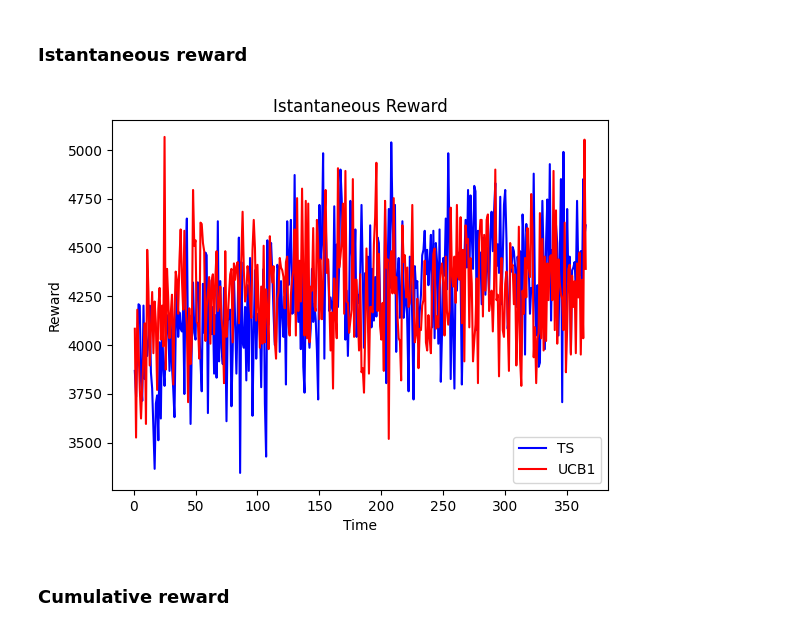
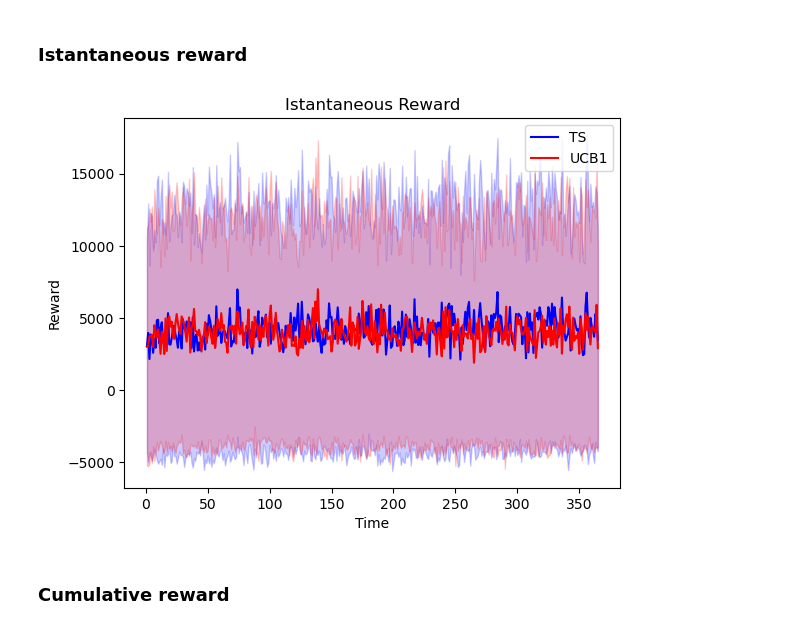
Before and after one commit to MatteoPancini/Online-Pricing-and-Advertising-Optimization-Project, a Jupyter notebook: Project-Pricing-Advertising-2022-2023/1_Learning_for_Pricing_2_Version.ipynb, the cells around one changed output. Drawn from its saved outputs; the diff is of its cells as text; code cells hidden in the pictures.

```diff
--- a/Project-Pricing-Advertising-2022-2023/1_Learning_for_Pricing_2_Version.ipynb
+++ b/Project-Pricing-Advertising-2022-2023/1_Learning_for_Pricing_2_Version.ipynb
@@ -21,7 +21,7 @@ from utils.parameters import *
 n_arms = 5
 
 uc1 = UserClass(name = "C1")
-costs = 200*0.7
+costs = [price * 0.3 for price in prices]
 p = uc1.get_conversion_probabilities()
 opt = p[3] #optimal arm is the one with the highest probability of success
 env = Environment_Pricing(n_arms=n_arms, p = p)
@@ -30,7 +30,8 @@ margins = [price * 0.7 for price in prices]
 
 T = 365 #time steps for each experiment
 
-n_experiments = 1000
+optimum_price, optimum_bid, opt = get_optimal_parameters(uc1.user_index)
+n_experiments = 100
 
 ts_rewards_per_experiment = [] #list to store the collected rewards for TS_Learner over each experiment
 ucb_reward_per_experiment = [] #list to store the collected rewards for Greedy_Learner over each experiment
@@ -43,7 +44,6 @@ for e in tqdm(range(0, n_experiments)):
     for t in range(0,T):
         #Thompson sampling
         pulled_arm = ts_learner.pull_arm()
-        optimum_price, optimum_bid, opt = get_optimal_parameters(uc1.user_index)
         reward = env_pr.round(class_index=0, price_index=pulled_arm, bid = optimum_bid)
         #print(reward)
         ts_learner.update(pulled_arm, reward/34627)
@@ -63,6 +63,9 @@ for e in tqdm(range(0, n_experiments)):
 mean_cum_reward_ts = np.mean(ts_rewards_per_experiment, axis=0)
 mean_cum_reward_ucb = np.mean(ucb_reward_per_experiment, axis=0)
 
+std_cum_reward_ts = np.std(ts_rewards_per_experiment, axis=0)
+std_cum_reward_ucb = np.std(ucb_reward_per_experiment, axis=0)
+
 reward_ts = mean_cum_reward_ts
 reward_ucb = mean_cum_reward_ucb
 # %% [markdown]
@@ -70,14 +73,18 @@ reward_ucb = mean_cum_reward_ucb
 # %%
 # Plot the results
 plt.plot(range(1, T+1), reward_ts, 'b', label='TS')
 plt.plot(range(1, T+1), reward_ucb, 'r', label='UCB1')
+
+# Plot the standard deviation as a shaded region
+plt.fill_between(range(1, T+1), reward_ts - std_cum_reward_ts, reward_ts + std_cum_reward_ts, alpha=0.2, color='b')
+plt.fill_between(range(1, T+1), reward_ucb - std_cum_reward_ucb, reward_ucb + std_cum_reward_ucb, alpha=0.2, color='r')
 
 plt.xlabel('Time')
 plt.ylabel('Reward')
 plt.title('Istantaneous Reward')
 plt.legend()
 plt.show()
 # %% [output]
-[figure, old version]
+[figure, new version]
 # %% [markdown]
 ### Cumulative reward
```
Also changed, not shown: parts of 7 cells of this notebook, 9 other files.
